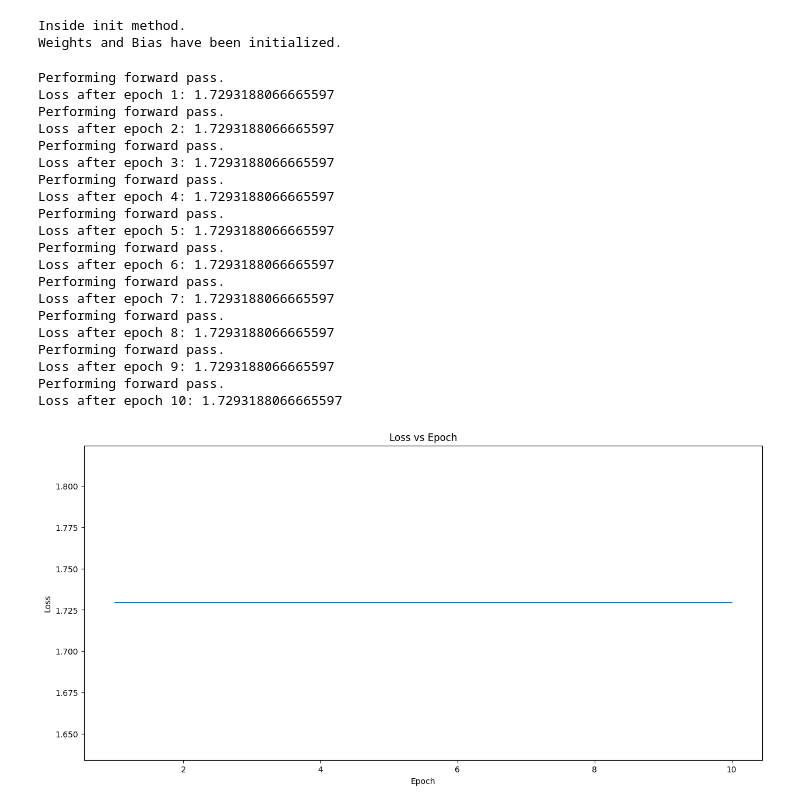
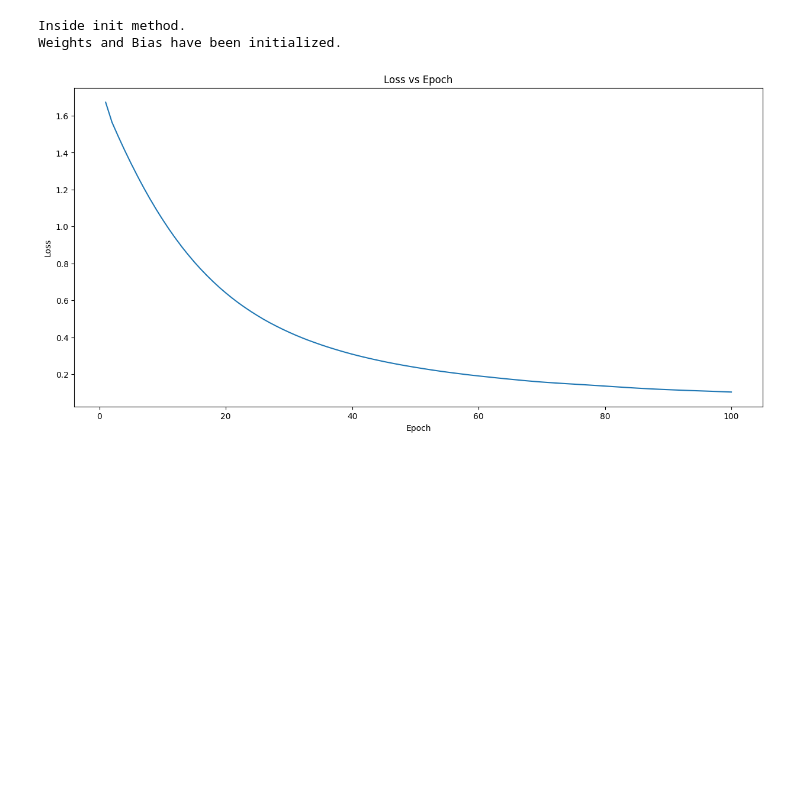
Before and after one commit to Abhijith-Nagarajan/PadhAI_Implementations, a Jupyter notebook: FeedforwardNetwork_Implementation.ipynb, the cells around one changed output. Saved outputs shown, nothing was run; the diff lists cells and outputs as text; code cells hidden in the pictures; blank space fills up the shorter version.

Commit message:
Feedforward NN implemented with Backpropagation. Used tqdm_notebook to check for progress.

```diff
--- a/FeedforwardNetwork_Implementation.ipynb
+++ b/FeedforwardNetwork_Implementation.ipynb
@@ -8,7 +12,7 @@ from sklearn import preprocessing,model_selection, metrics, datasets
 # %%
 target_classes = 5
 # %%
-sample_data, labels = datasets.make_blobs(n_samples=10000,n_features=3,centers=target_classes)
+sample_data, labels = datasets.make_blobs(n_samples=10000,n_features=4,centers=target_classes)
 # %%
 sample_data = np.array(sample_data)
 # %%
@@ -149,21 +153,10 @@ class FeedforwardNN:
     def sigmoid_operation(self,a):
         return 1.0/(1.0+np.exp(-1*(a)))
 
-    def grad_w(self):
-        '''
-        This method is used for obtaining the gradient for w
-        '''
-
-    def grad_b(self):
-        '''
-        This method is used for obtaining the gradient for b
-        '''
-
-    def forward_pass(self,X,layers:int,neurons_per_layer:list):
+    def forward_pass(self,X,layers:int):
         '''
         This method performs the forward pass.
         '''
-        print('Performing forward pass.')
         for layer in range(layers):
             a = np.matmul(X,self.weights[layer].T)+self.bias[layer] if layer==0 else np.matmul(self.H[layer-1],self.weights[layer].T)+self.bias[layer]
             self.A.append(a)
@@ -174,9 +167,22 @@ class FeedforwardNN:
         self.H.append(self.softmax_operation(a))
         return self.H[-1]
 
-    def backprop(self,X,Y,Y_pred):
+    def backprop(self,X,Y,Y_pred,layers,learning_rate):
         '''
+        This method performs back propagation to update W,B,A,H
         '''
+        grad_a = Y_pred-Y
+        for layer in range(layers,0,-1):
+            grad_w = np.matmul(grad_a.T,self.H[layer-1])
+            grad_b = grad_a
+            self.weights[layer] -= learning_rate*grad_w
+            self.bias[layer] -= learning_rate*grad_b
+            grad_h = np.matmul(grad_a, self.weights[layer])
+            grad_a = np.multiply(grad_h,self.sigmoid_operation(grad_h))
+
+        grad_w = np.matmul(grad_a.T,X)
+        self.weights[0] -= learning_rate*grad_w
+        self.bias[0] = grad_a
 
     def plot_loss_vs_epoch(self,loss:dict):
         plt.figure(figsize=(15,7))
@@ -185,15 +191,15 @@ class FeedforwardNN:
         plt.ylabel('Loss')
         plt.title('Loss vs Epoch')
 
-    def fit(self,X,Y,epochs,learning_rate,layers,neurons_per_layer):
+    def fit(self,X,Y,epochs,layers,learning_rate):
         '''
         This method performs the training operation
         '''
         loss = dict()
-        for epoch in range(epochs):
-            y_pred = self.forward_pass(X,layers,neurons_per_layer)
+        for epoch in tqdm_notebook(range(epochs),total=epochs,unit="epoch"):
+            y_pred = self.forward_pass(X,layers)
             loss[epoch+1] = metrics.log_loss(Y,y_pred)
-            print(f'Loss after epoch {epoch+1}: {loss[epoch+1]}')
+            self.backprop(X,Y,y_pred,layers,learning_rate)
 
         self.plot_loss_vs_epoch(loss)
 
@@ -206,27 +212,10 @@ ffmodel = FeedforwardNN(layers,neurons_per_layer,sample_data.shape,target_classe
 # %% [output]
 Inside init method.
 Weights and Bias have been initialized.
+# %%
+lr = 0.1
+epochs = 100
 # %%
-ffmodel.fit(sample_data,Y,10,0.05,layers,neurons_per_layer)
+ffmodel.fit(sample_data,Y,epochs,layers,lr)
 # %% [output]
-Performing forward pass.
-Loss after epoch 1: 1.7293188066665597
-Performing forward pass.
-Loss after epoch 2: 1.7293188066665597
-Performing forward pass.
-Loss after epoch 3: 1.7293188066665597
-Performing forward pass.
-Loss after epoch 4: 1.7293188066665597
-Performing forward pass.
-Loss after epoch 5: 1.7293188066665597
-Performing forward pass.
-Loss after epoch 6: 1.7293188066665597
-Performing forward pass.
-Loss after epoch 7: 1.7293188066665597
-Performing forward pass.
-Loss after epoch 8: 1.7293188066665597
-Performing forward pass.
-Loss after epoch 9: 1.7293188066665597
-Performing forward pass.
-Loss after epoch 10: 1.7293188066665597
-[figure, old version]
+[figure, new version]
```
Also changed, not shown: parts of 4 cells of this notebook.
